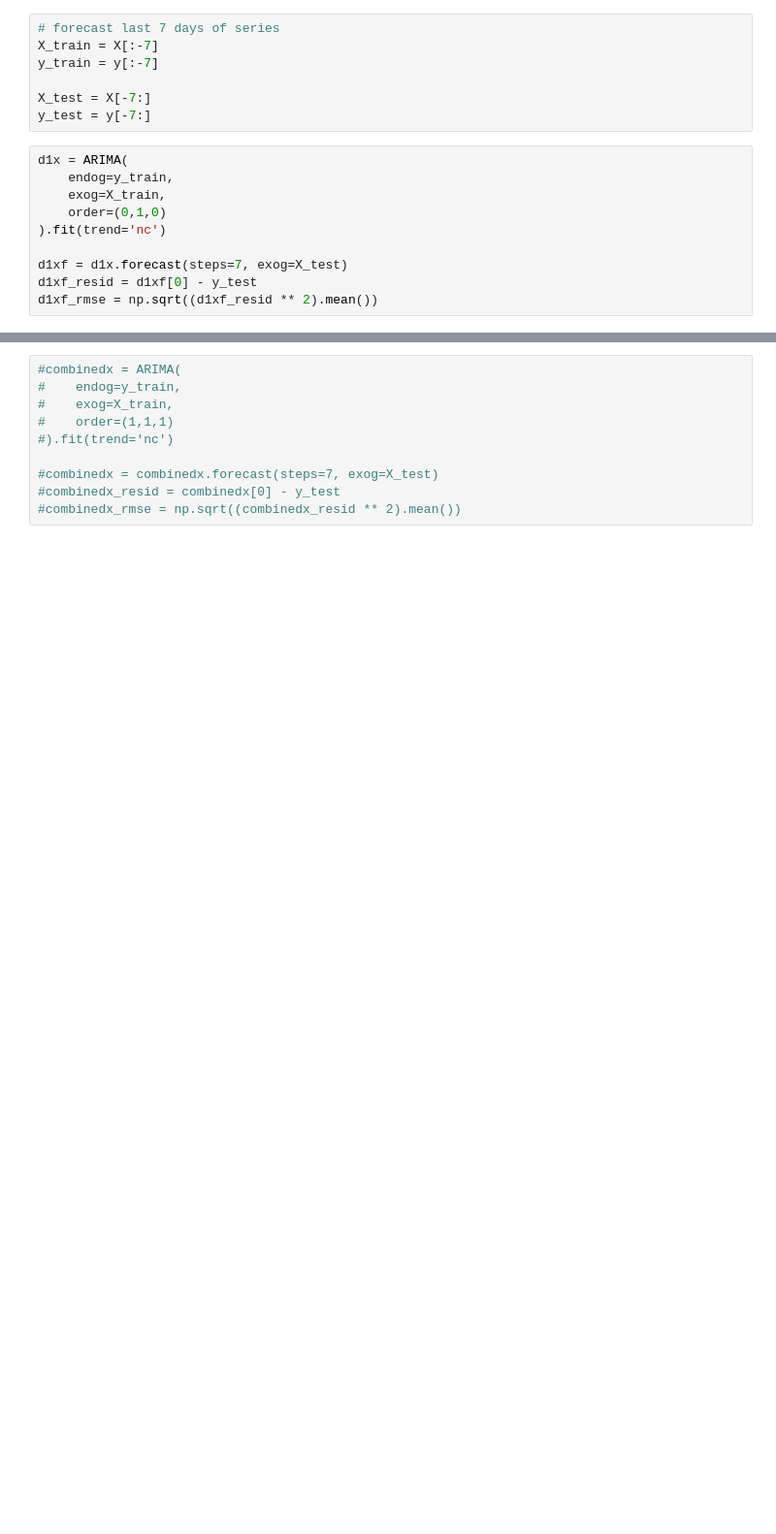
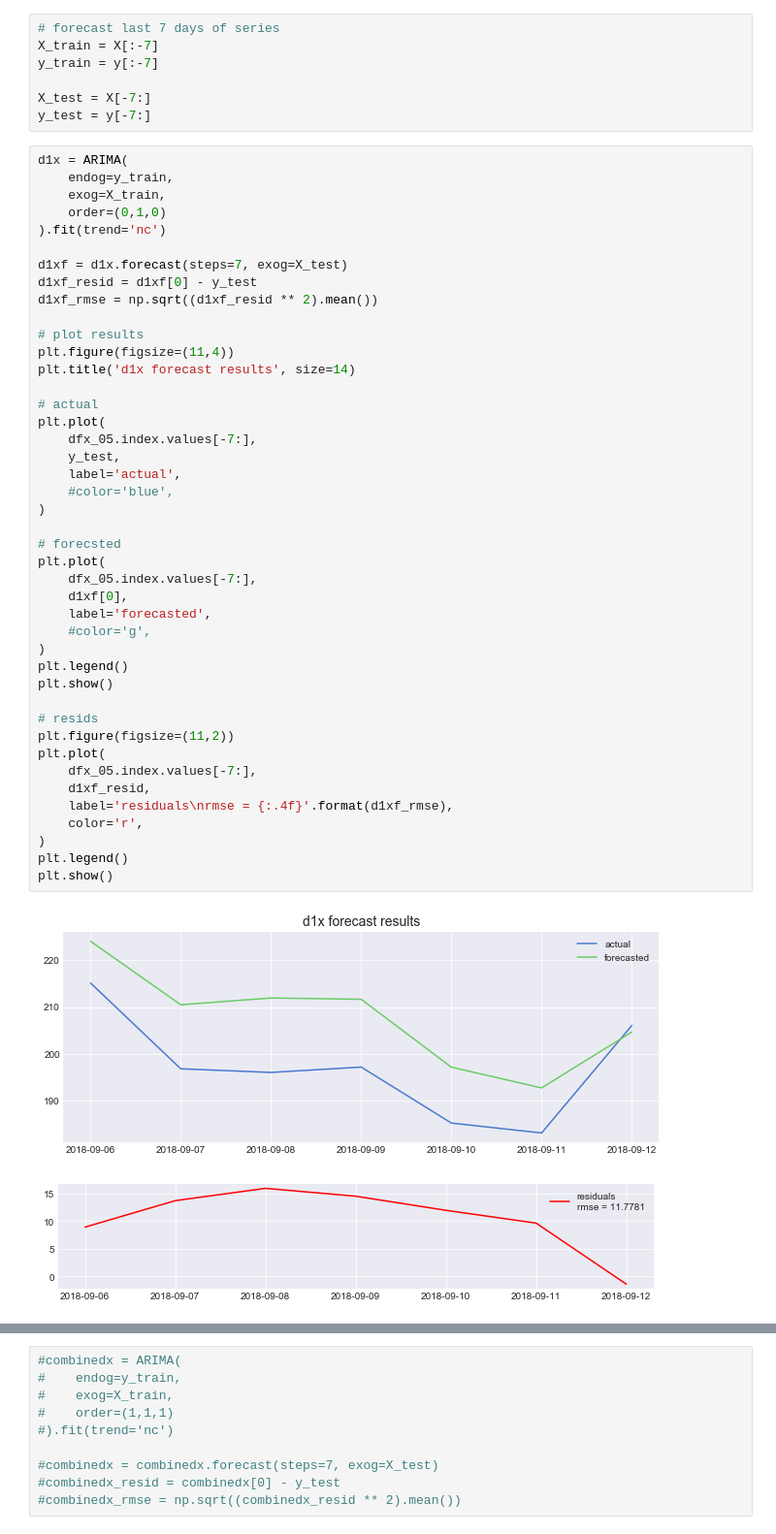
Before and after one commit to brianmcguckin/thinkful_unit_06_specializations, a Jupyter notebook: eth_ts.ipynb, the cells around one changed output, grey strips where cells are left out. Shown at 97% size. Cells and saved outputs as stored; diff of their text form; blank space fills up the shorter version.

```diff
--- a/eth_ts.ipynb
+++ b/eth_ts.ipynb
@@ -684,13 +563,49 @@ y_test = y[-7:]
 # %%
 d1x = ARIMA(
     endog=y_train,
     exog=X_train,
     order=(0,1,0)
 ).fit(trend='nc')
 
 d1xf = d1x.forecast(steps=7, exog=X_test)
 d1xf_resid = d1xf[0] - y_test
 d1xf_rmse = np.sqrt((d1xf_resid ** 2).mean())
+
+# plot results
+plt.figure(figsize=(11,4))
+plt.title('d1x forecast results', size=14)
+
+# actual
+plt.plot(
+    dfx_05.index.values[-7:],
+    y_test,
+    label='actual',
+    #color='blue',
+)
+
+# forecsted
+plt.plot(
+    dfx_05.index.values[-7:],
+    d1xf[0],
+    label='forecasted',
+    #color='g',
+)
+plt.legend()
+plt.show()
+
+# resids
+plt.figure(figsize=(11,2))
+plt.plot(
+    dfx_05.index.values[-7:],
+    d1xf_resid,
+    label='residuals\nrmse = {:.4f}'.format(d1xf_rmse),
+    color='r',
+)
+plt.legend()
+plt.show()
+# %% [output]
+[figure, added]
+[figure, added]
 # %%
 ar1x = ARIMA(
     endog=y_train,
```
Also changed, not shown: parts of 24 cells of this notebook.
